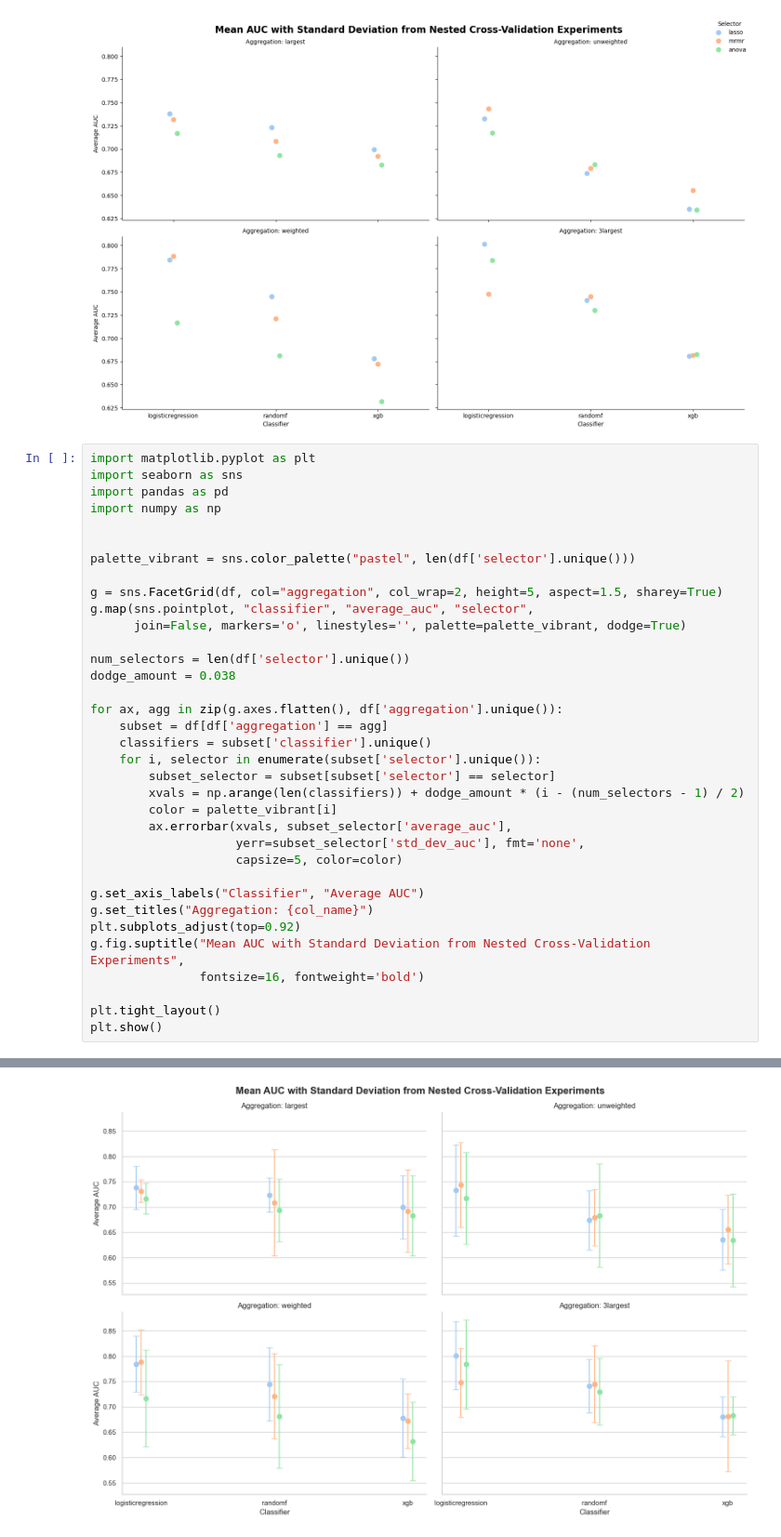
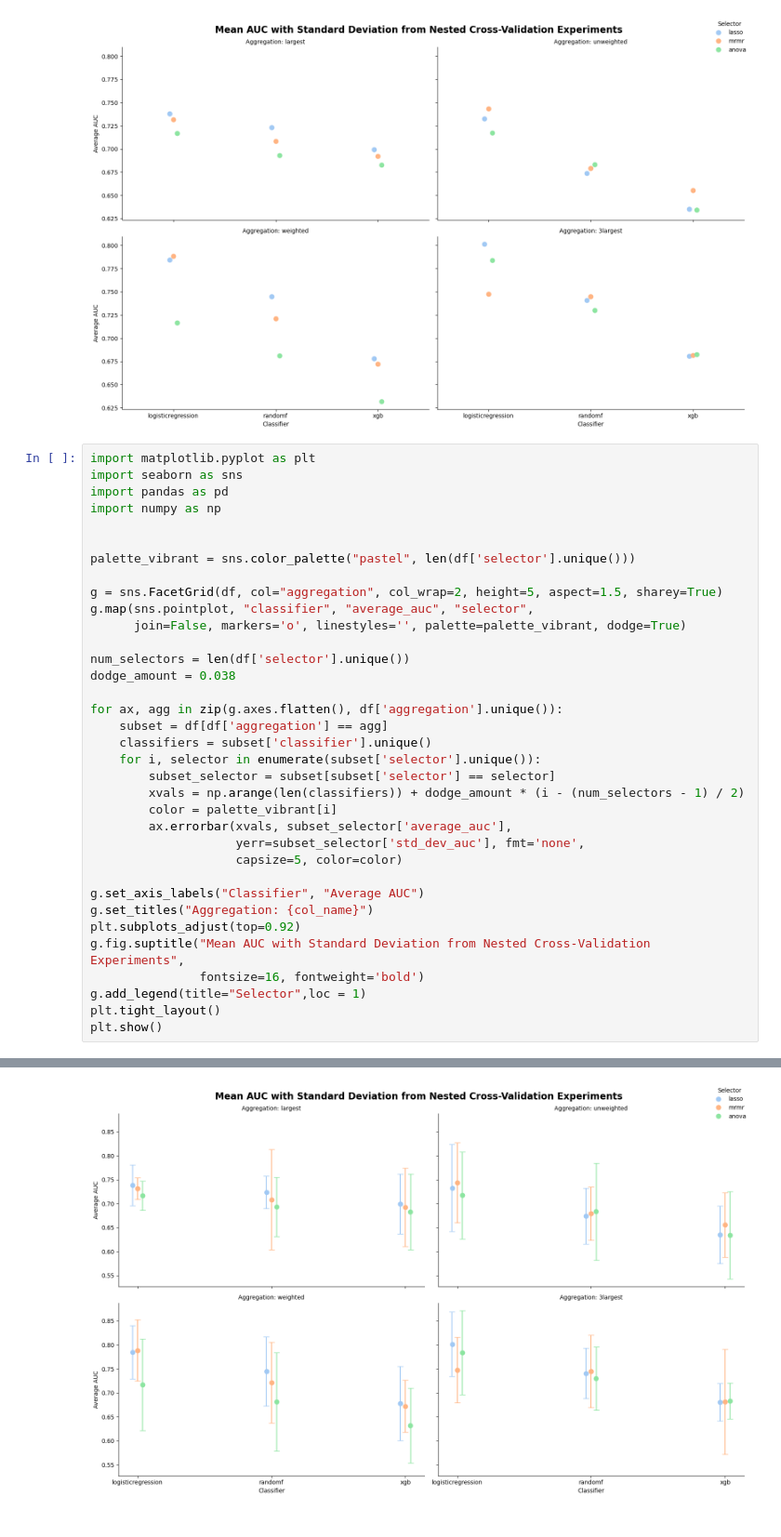
Before and after one commit to laiacoronas/predicting_immunotherapy_response, a Jupyter notebook: plot_resultsradiomics.ipynb, the cells around one changed output, grey strips where cells are left out. Shown at 93% size. Cells and saved outputs as stored; diff of their text form.

```diff
--- a/plot_resultsradiomics.ipynb
+++ b/plot_resultsradiomics.ipynb
@@ -116,32 +116,32 @@ for ax, agg in zip(g.axes.flatten(), df['aggregation'].unique()):
         subset_selector = subset[subset['selector'] == selector]
         xvals = np.arange(len(classifiers)) + dodge_amount * (i - (num_selectors - 1) / 2)
         color = palette_vibrant[i]
         ax.errorbar(xvals, subset_selector['average_auc'],
                     yerr=subset_selector['std_dev_auc'], fmt='none',
                     capsize=5, color=color)
 
 g.set_axis_labels("Classifier", "Average AUC")
 g.set_titles("Aggregation: {col_name}")
 plt.subplots_adjust(top=0.92)
 g.fig.suptitle("Mean AUC with Standard Deviation from Nested Cross-Validation Experiments",
                fontsize=16, fontweight='bold')
-
+g.add_legend(title="Selector",loc = 1)
 plt.tight_layout()
 plt.show()
 # %% [output]
 The `join` parameter is deprecated and will be removed in v0.15.0. You can remove the line between points with `linestyle='none'`.
 
   func(*plot_args, **plot_kwargs)
 
 The `join` parameter is deprecated and will be removed in v0.15.0. You can remove the line between points with `linestyle='none'`.
 
   func(*plot_args, **plot_kwargs)
 
 The `join` parameter is deprecated and will be removed in v0.15.0. You can remove the line between points with `linestyle='none'`.
 
   func(*plot_args, **plot_kwargs)
 
 The `join` parameter is deprecated and will be removed in v0.15.0. You can remove the line between points with `linestyle='none'`.
 
   func(*plot_args, **plot_kwargs)
-[figure, old version]
+[figure, new version]
```
Also changed, not shown: parts of 11 cells of this notebook, 3 other files.
